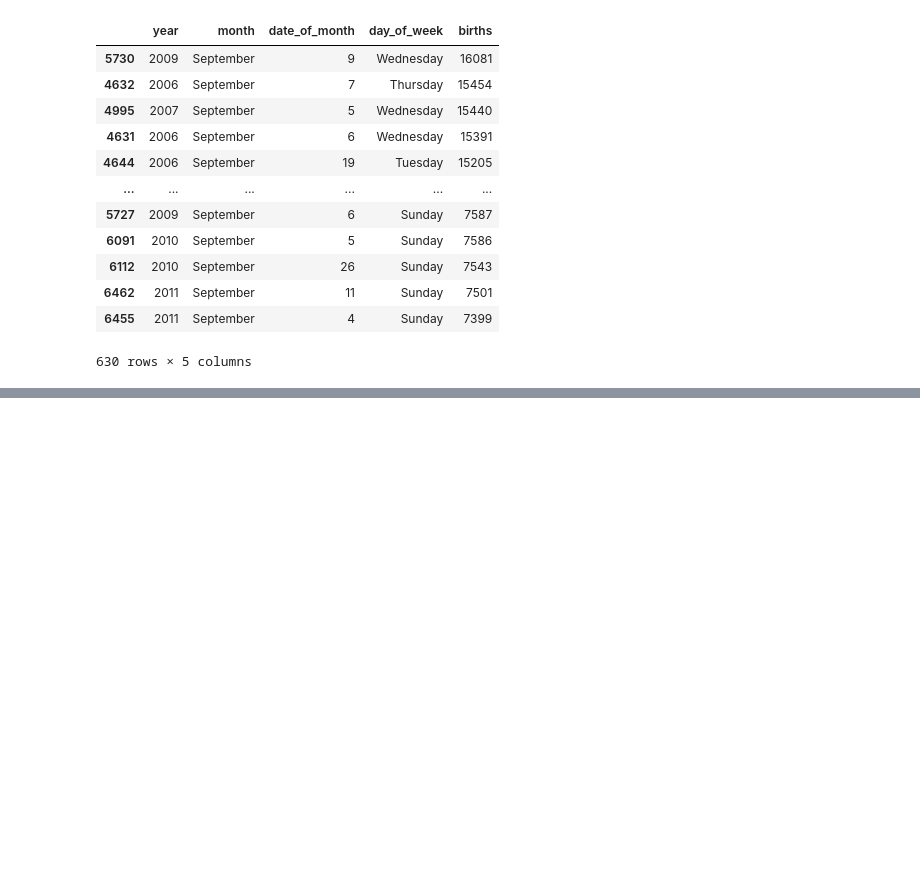
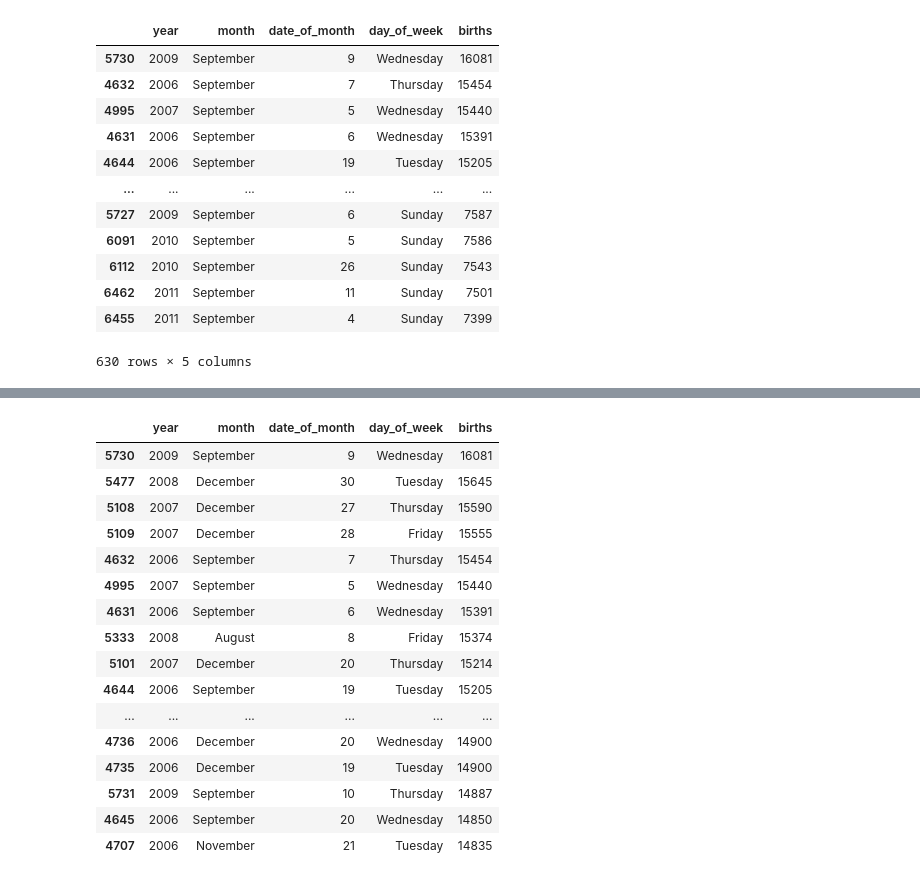
Before and after one commit to Timothyspratt/DA11_Capstone, a Jupyter notebook: notebook/capstone_da_11.ipynb, the cells around one changed output, grey strips where cells are left out. Saved outputs shown, nothing was run; the diff lists cells and outputs as text; code cells hidden in the pictures; blank space fills up the shorter version.

```diff
--- a/notebook/capstone_da_11.ipynb
+++ b/notebook/capstone_da_11.ipynb
@@ -209,0 +334,20 @@ all_births[all_births['month']==highest_births].plot(x='year',y='births',
+# %%
+all_births.sort_values(by='births', ascending=False).head(31)
+# %% [output]
+|  | year | month | date_of_month | day_of_week | births |
+| 5730 | 2009 | September | 9 | Wednesday | 16081 |
+| 5477 | 2008 | December | 30 | Tuesday | 15645 |
+| 5108 | 2007 | December | 27 | Thursday | 15590 |
+| 5109 | 2007 | December | 28 | Friday | 15555 |
+| 4632 | 2006 | September | 7 | Thursday | 15454 |
+| 4995 | 2007 | September | 5 | Wednesday | 15440 |
+| 4631 | 2006 | September | 6 | Wednesday | 15391 |
+| 5333 | 2008 | August | 8 | Friday | 15374 |
+| 5101 | 2007 | December | 20 | Thursday | 15214 |
+| 4644 | 2006 | September | 19 | Tuesday | 15205 |
+| ... | ... | ... | ... | ... | ... |
+| 4736 | 2006 | December | 20 | Wednesday | 14900 |
+| 4735 | 2006 | December | 19 | Tuesday | 14900 |
+| 5731 | 2009 | September | 10 | Thursday | 14887 |
+| 4645 | 2006 | September | 20 | Wednesday | 14850 |
+| 4707 | 2006 | November | 21 | Tuesday | 14835 |
```
Also changed, not shown: parts of 36 cells of this notebook.
